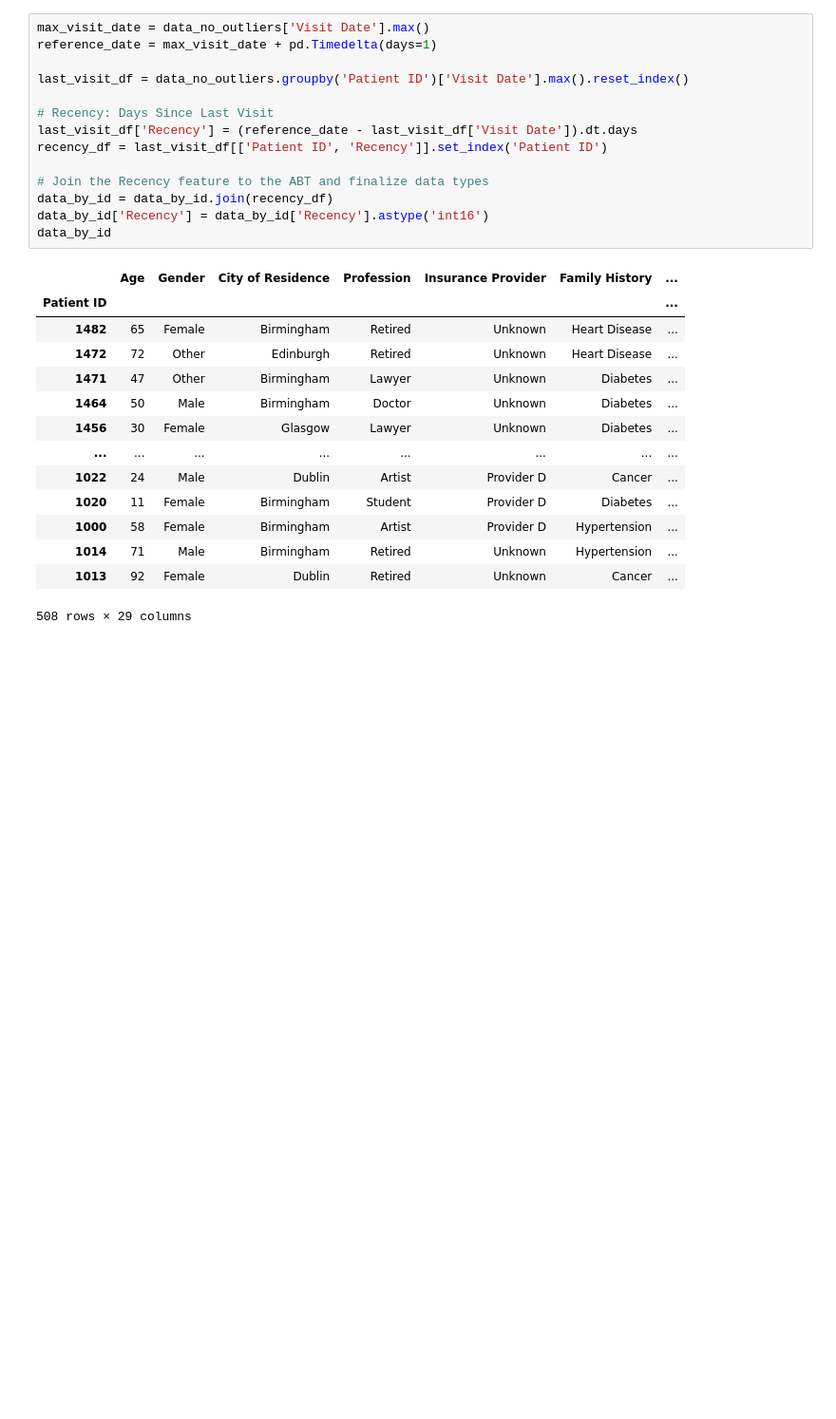
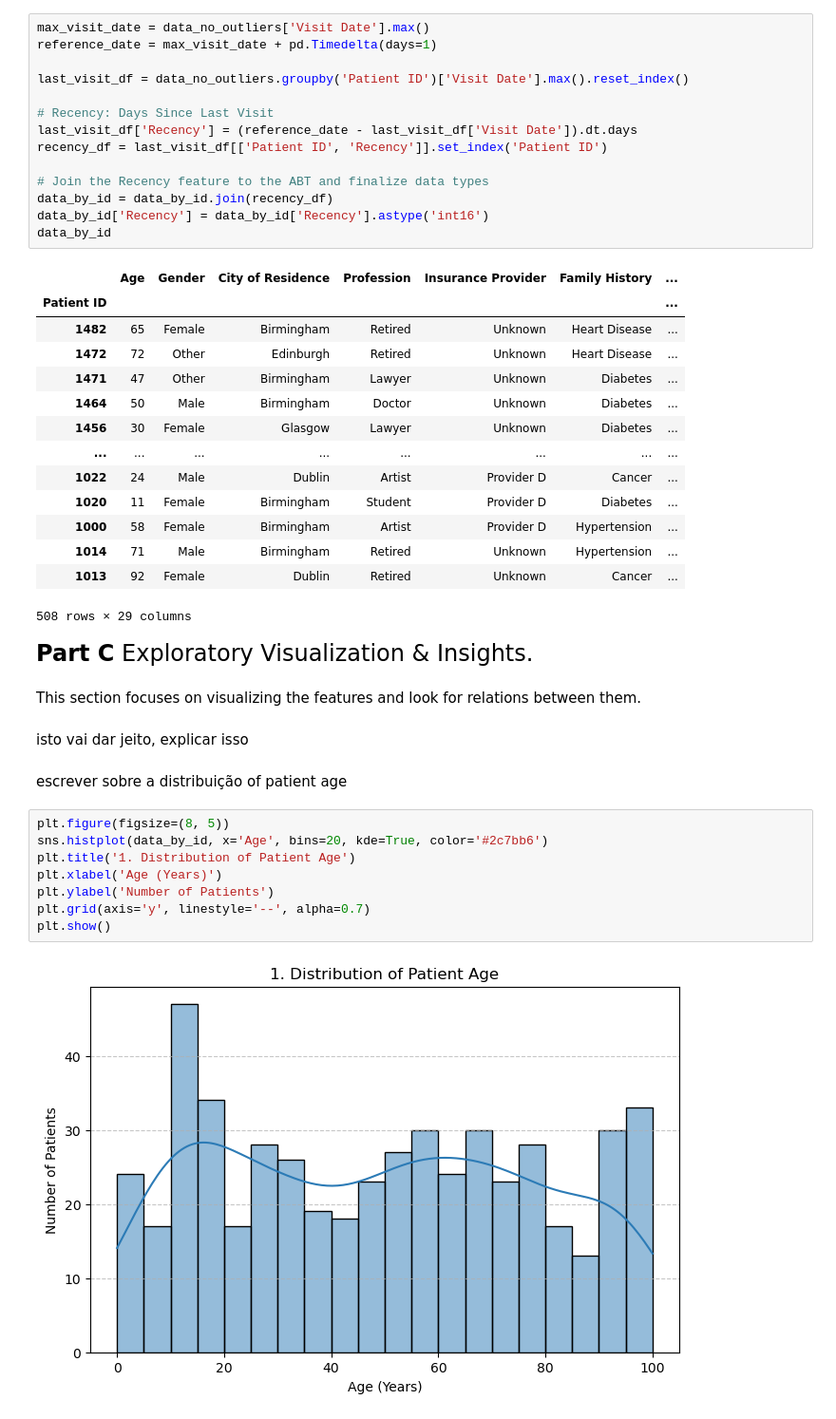
Before and after one commit to afonsolince06/Pre-proc-project, a Jupyter notebook: solution.ipynb, the cells around one changed output. Shown: that part at 95% size. Cells and saved outputs as stored; diff of their text form; blank space fills up the shorter version.

```diff
--- a/solution.ipynb
+++ b/solution.ipynb
@@ -652,3 +652,21 @@ data_by_id
 | 1014 | 71 | Male | Birmingham | Retired | Unknown | Hypertension | ... |
 | 1013 | 92 | Female | Dublin | Retired | Unknown | Cancer | ... |
 508 rows × 29 columns
+# %% [markdown]
+<font size="5"> <b>Part C</b> Exploratory Visualization & Insights.
+# %% [markdown]
+This section focuses on visualizing the features and look for relations between them.
+# %% [markdown]
+isto vai dar jeito, explicar isso
+# %% [markdown]
+escrever sobre a distribuição of patient age
+# %%
+plt.figure(figsize=(8, 5))
+sns.histplot(data_by_id, x='Age', bins=20, kde=True, color='#2c7bb6')
+plt.title('1. Distribution of Patient Age')
+plt.xlabel('Age (Years)')
+plt.ylabel('Number of Patients')
+plt.grid(axis='y', linestyle='--', alpha=0.7)
+plt.show()
+# %% [output]
+[figure, added]
```
Also changed, not shown: parts of 16 cells of this notebook.
